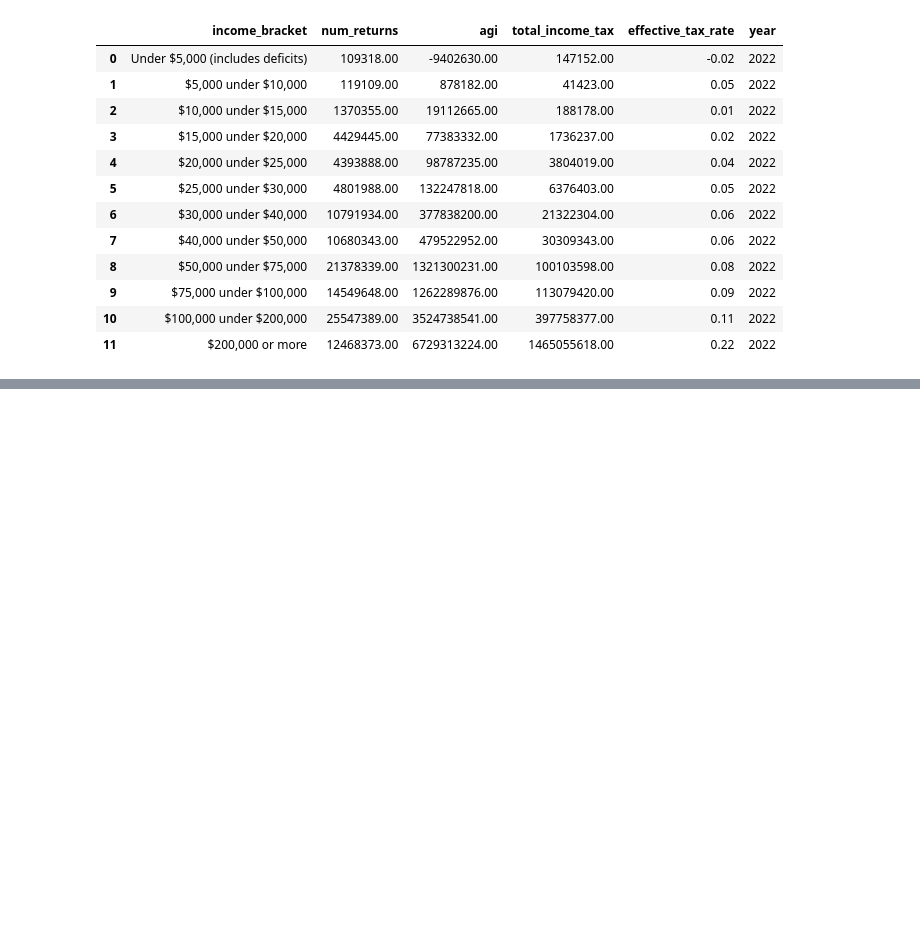
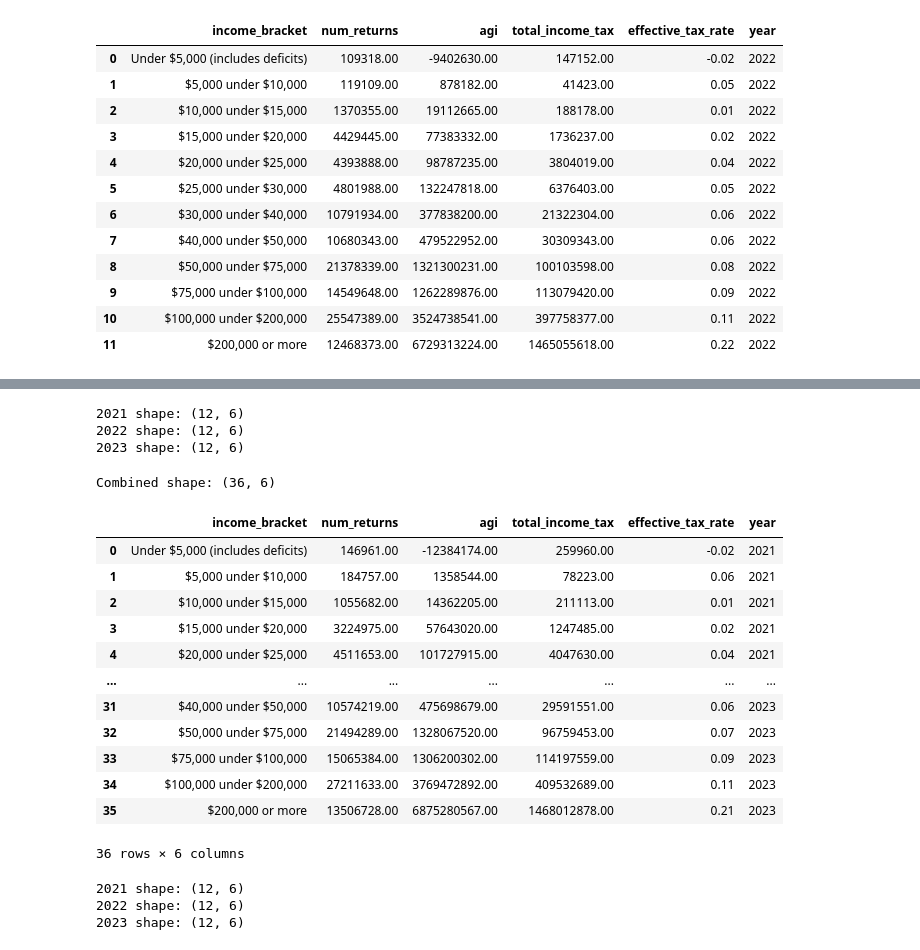
Before and after one commit to yashkhan42/tax_burden_equity_analyzer, a Jupyter notebook: notebooks/01_data_exploration.ipynb, the cells around one changed output, grey strips where cells are left out. Cells and saved outputs as stored; diff of their text form; code cells hidden in the pictures; blank space fills up the shorter version.

Commit message:
dd cleaning, load all 6 IRS files, save master CSV to processed

```diff
--- a/notebooks/01_data_exploration.ipynb
+++ b/notebooks/01_data_exploration.ipynb
@@ -162,3 +162,27 @@ df_working
 | 9 | $75,000 under $100,000 | 14549648.00 | 1262289876.00 | 113079420.00 | 0.09 | 2022 |
 | 10 | $100,000 under $200,000 | 25547389.00 | 3524738541.00 | 397758377.00 | 0.11 | 2022 |
 | 11 | $200,000 or more | 12468373.00 | 6729313224.00 | 1465055618.00 | 0.22 | 2022 |
+# %%
+def load_and_clean_irs(filepath, year):
+    # Load the file skip the title rows
+    df = pd.read_excel(filepath, header=None, skiprows=10)
+
+    # Keep only the 12 bracket rows
+    df = df.iloc[0:12]
+
+    # Extract the columns
+    df_clean = df[[0, 1, 2, 3]].copy()
+
+    # Rename column
+    df_clean.columns = ['income_bracket', 'num_returns', 'agi', 'total_income_tax']
+
+    # Replace * and ** with NaN
+    df_clean = df_clean.replace(['*', '**'], pd.NA)
+
+    # Compute effective tax rate
+    df_clean['effective_tax_rate'] = df_clean['total_income_tax'] / df_clean['agi']
+
+    # Add year
+    df_clean['year'] = year
+
+    return df_clean
@@ -164,0 +207,52 @@ df_working
+# %%
+# Load all 6 function
+df_32_2021 = load_and_clean_irs('../data/raw/irs_soi_table32_2021.xls', 2021)
+df_32_2022 = load_and_clean_irs('../data/raw/irs_soi_table32_2022.xls', 2022)
+df_32_2023 = load_and_clean_irs('../data/raw/irs_soi_table32_2023.xls', 2023)
+
+# Check they all loaded correctly
+print("2021 shape:", df_32_2021.shape)
+print("2022 shape:", df_32_2022.shape)
+print("2023 shape:", df_32_2023.shape)
+# %% [output]
+2021 shape: (12, 6)
+2022 shape: (12, 6)
+2023 shape: (12, 6)
+# %%
+import pandas as pd
+
+#  all 3 years together
+df_table32_all = pd.concat([df_32_2021, df_32_2022, df_32_2023], ignore_index=True)
+
+# Verify (12 x 3 years)
+print("Combined shape:", df_table32_all.shape)
+df_table32_all
+# %% [output]
+Combined shape: (36, 6)
+|  | income_bracket | num_returns | agi | total_income_tax | effective_tax_rate | year |
+| 0 | Under $5,000 (includes deficits) | 146961.00 | -12384174.00 | 259960.00 | -0.02 | 2021 |
+| 1 | $5,000 under $10,000 | 184757.00 | 1358544.00 | 78223.00 | 0.06 | 2021 |
+| 2 | $10,000 under $15,000 | 1055682.00 | 14362205.00 | 211113.00 | 0.01 | 2021 |
+| 3 | $15,000 under $20,000 | 3224975.00 | 57643020.00 | 1247485.00 | 0.02 | 2021 |
+| 4 | $20,000 under $25,000 | 4511653.00 | 101727915.00 | 4047630.00 | 0.04 | 2021 |
+| ... | ... | ... | ... | ... | ... | ... |
+| 31 | $40,000 under $50,000 | 10574219.00 | 475698679.00 | 29591551.00 | 0.06 | 2023 |
+| 32 | $50,000 under $75,000 | 21494289.00 | 1328067520.00 | 96759453.00 | 0.07 | 2023 |
+| 33 | $75,000 under $100,000 | 15065384.00 | 1306200302.00 | 114197559.00 | 0.09 | 2023 |
+| 34 | $100,000 under $200,000 | 27211633.00 | 3769472892.00 | 409532689.00 | 0.11 | 2023 |
+| 35 | $200,000 or more | 13506728.00 | 6875280567.00 | 1468012878.00 | 0.21 | 2023 |
+36 rows × 6 columns
+# %%
+# all 3 years of Table 3.3 (filing status)
+df_33_2021 = load_and_clean_irs('../data/raw/irs_soi_table33_2021.xls', 2021)
+df_33_2022 = load_and_clean_irs('../data/raw/irs_soi_table33_2022.xls', 2022)
+df_33_2023 = load_and_clean_irs('../data/raw/irs_soi_table33_2023.xls', 2023)
+
+# Check shapes
+print("2021 shape:", df_33_2021.shape)
+print("2022 shape:", df_33_2022.shape)
+print("2023 shape:", df_33_2023.shape)
+# %% [output]
+2021 shape: (12, 6)
+2022 shape: (12, 6)
+2023 shape: (12, 6)
```
Also changed, not shown: parts of 9 cells of this notebook.
